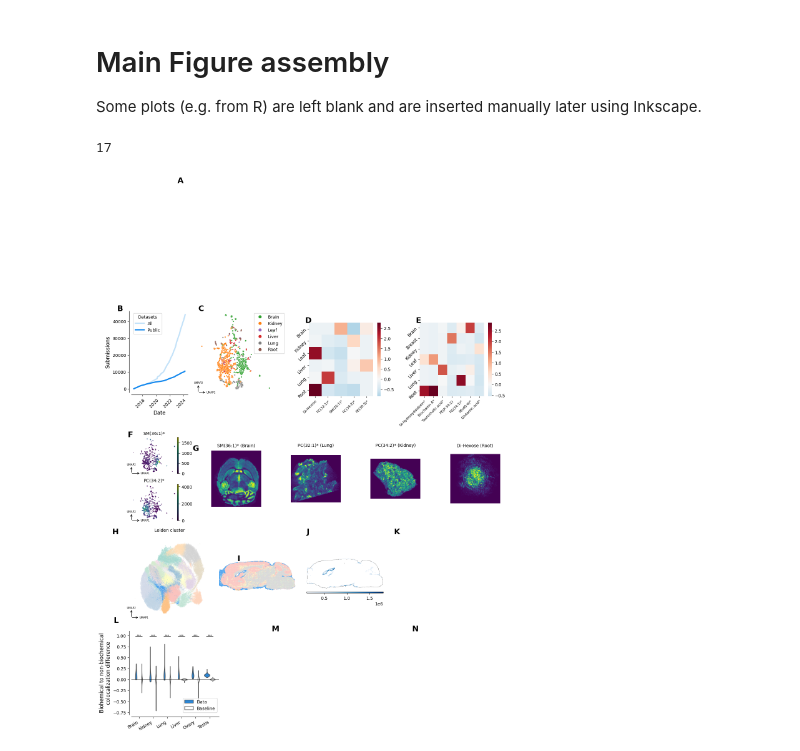
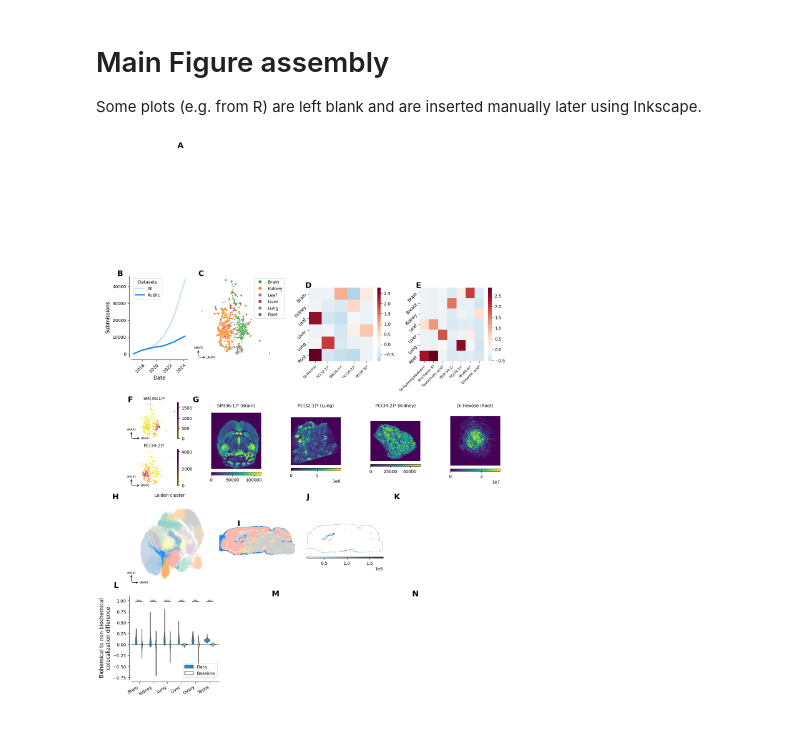
Before and after one commit to tdrose/metaspace_analysis, a Jupyter notebook: MainFigure.ipynb, the cells around one changed output. Saved outputs shown, nothing was run; the diff lists cells and outputs as text; code cells hidden in the pictures.

```diff
--- a/MainFigure.ipynb
+++ b/MainFigure.ipynb
@@ -211,11 +211,14 @@ for i in range(len(selected_visualizations)):
     image[image > hotspot] = hotspot
     selected_visualizations[i] = (selected_visualizations[i][0], selected_visualizations[i][1], selected_visualizations[i][2], selected_visualizations[i][3], image)
 # %%
-def plot_ionimage(selected_visualizations, ax, i, mapping_dict, yoffset=1.):
+def plot_ionimage(selected_visualizations, ax, i, fig, mapping_dict, yoffset=1.):
     image = selected_visualizations[i][4]
-    ax.imshow(image)
+    im = ax.imshow(image)
+    ax.axis('off')
+    image_colorbar(ax, fig, im, size="5%", pad=0.1, shrink=0.6, location='bottom')
+
     title_x_position = (ax.get_position().x1 - ax.get_position().x0)/2 + ax.get_position().x0
-    ax.axis('off')
+
     ionfig.text(title_x_position, yoffset, '{} ({})'.format(mapping_dict[selected_visualizations[i][2]], selected_visualizations[i][0]), fontsize=SMALL_SIZE, horizontalalignment='center')
 # %%
 def ax_ann(fig, ax, letter='A', xoffset=0, yoffset=0, **kwargs):
@@ -261,10 +264,6 @@ plt.rc('xtick', labelsize=SMALL_SIZE)    # fontsize of the tick labels
 plt.rc('ytick', labelsize=SMALL_SIZE)    # fontsize of the tick labels
 plt.rc('legend', fontsize=SMALL_SIZE)    # legend fontsize
 plt.rc('figure', titlesize=BIGGER_SIZE)  # fontsize of the figure title
-# %%
-3+4+4+4+2
-# %% [output]
-17
 # %%
 fig = plt.figure(figsize=(30*cm, 45*cm))
 
@@ -369,22 +368,22 @@ ax_ann(markerfig, ax_mrkn, letter='E', size=BIGGER_SIZE, weight='bold', xoffset=
 
 
 # UMAP marker
-ax_ump1 = sc.pl.umap(adata_marker_pos, color=pos_marker['Brain'], ax=ax_ump1, show=False, size=7)
+ax_ump1 = sc.pl.umap(adata_marker_pos, color=pos_marker['Brain'], ax=ax_ump1, show=False, size=7, color_map="plasma_r")
 ax_ump1.axis('off')
 ax_ump1.set_title(mapping_dict[pos_marker['Brain']])
 draw_umapaxis(ax_ump1, length_mul=.2)
 ax_ann(ionfig, ax_ump1, letter='F', size=BIGGER_SIZE, weight='bold', xoffset=-.01)
 
-ax_ump2 = sc.pl.umap(adata_marker_pos, color=pos_marker['Kidney'], ax=ax_ump2, show=False, size=7)
+ax_ump2 = sc.pl.umap(adata_marker_pos, color=pos_marker['Kidney'], ax=ax_ump2, show=False, size=7, color_map="plasma_r")
 ax_ump2.axis('off')
 ax_ump2.set_title(mapping_dict[pos_marker['Kidney']])
 draw_umapaxis(ax_ump2, length_mul=.2)
 
 # Ion images
-plot_ionimage(selected_visualizations, ax_iim1, 0, mapping_dict, yoffset=.8)
-plot_ionimage(selected_visualizations, ax_iim2, 1, mapping_dict, yoffset=.8)
-plot_ionimage(selected_visualizations, ax_iim3, 2, mapping_dict, yoffset=.8)
-plot_ionimage(selected_visualizations, ax_iim4, 3, mapping_dict, yoffset=.8)
+plot_ionimage(selected_visualizations, ax_iim1, 0, ionfig, mapping_dict, yoffset=.85)
+plot_ionimage(selected_visualizations, ax_iim2, 1, ionfig, mapping_dict, yoffset=.85)
+plot_ionimage(selected_visualizations, ax_iim3, 2, ionfig, mapping_dict, yoffset=.85)
+plot_ionimage(selected_visualizations, ax_iim4, 3, ionfig, mapping_dict, yoffset=.85)
 
 ax_ann(ionfig, ax_iim1, letter='G', size=BIGGER_SIZE, weight='bold', xoffset=-.05)
 
@@ -393,7 +392,7 @@ ax_ann(ionfig, ax_iim1, letter='G', size=BIGGER_SIZE, weight='bold', xoffset=-.0
 brain_df = umap_df(adcbbknn)
 brain_df = brain_df.sample(n=int(brain_df.shape[0]*.9))
 sns.scatterplot(data=brain_df, x='umap_x', y='umap_y', hue='leiden', s=.3, ax=ax_bldn, legend=False,
-                palette=leiden_colors)
+                palette=leiden_colors, linewidth = 0)
 ax_bldn.axis('off')
 draw_umapaxis(ax_bldn)
 ax_bldn.set_title('Leiden cluster')
@@ -403,33 +402,33 @@ brainfig.text(-.25, 1., 'H', transform=ax_bldn.transAxes, size=BIGGER_SIZE, weig
 tmp = adcbbknn.obs
 tmp = tmp[tmp['ds']=='2021-11-11_11h49m37s']
 ax_brsg.imshow(image_outline('2021-11-11_11h49m37s'), cmap='Greys')
-sns.scatterplot(data=tmp, x="x", y="y", hue='leiden', s=2, ax=ax_brsg, legend=False, palette=leiden_colors)
+sns.scatterplot(data=tmp, x="x", y="y", hue='leiden', s=1., ax=ax_brsg, legend=False, palette=leiden_colors, linewidth = 0)
 ax_brsg.set_aspect('equal')
 ax_brsg.axis('off')
 ax_ann(brainfig, ax_brsg, letter='I', size=BIGGER_SIZE, weight='bold', xoffset=0.05)
 ax_brsg.invert_xaxis()
 
 # Brain ion image
 image_out = image_outline('2021-11-11_11h49m37s')
 ax_brii.imshow(image_out, cmap='Greys')
 tmp = ndimage.median_filter(image_l['2021-11-11_11h49m37s'], size=(3,3))
 masked_img = np.ma.masked_where(tmp < 100000, tmp)
 # Cbar testing
 im = ax_brii.imshow(masked_img, cmap='Blues')
 div = make_axes_locatable(ax_brii)
 cax = div.append_axes("bottom", size="5%", pad=0.1)
 cbar = brainfig.colorbar(im, cax=cax, shrink=0.6, location='bottom')
 ax_brii.axis('off')
 ax_brii.invert_xaxis()
 ax_ann(brainfig, ax_brii, letter='J', size=BIGGER_SIZE, weight='bold')
 
 
 # Biochemistry
 PLOT_ORDER = ['Brain', 'Kidney', 'Lung', 'Liver', 'Ovary', 'Epididymis']
 plot_biochemistry(ax_bchm, lxpv, lxpv_rand, order=PLOT_ORDER)
 ax_bchm.text(-0.2, 1.1, 'L', transform=ax_bchm.transAxes, size=BIGGER_SIZE, weight='bold')
 replace_epididymis_axl(ax_bchm)
 
 plt.savefig('plots/mainFigure.pdf', bbox_inches='tight')
 # %% [output]
-[figure, old version]
+[figure, new version]
```
Also changed, not shown: 3 other files.
